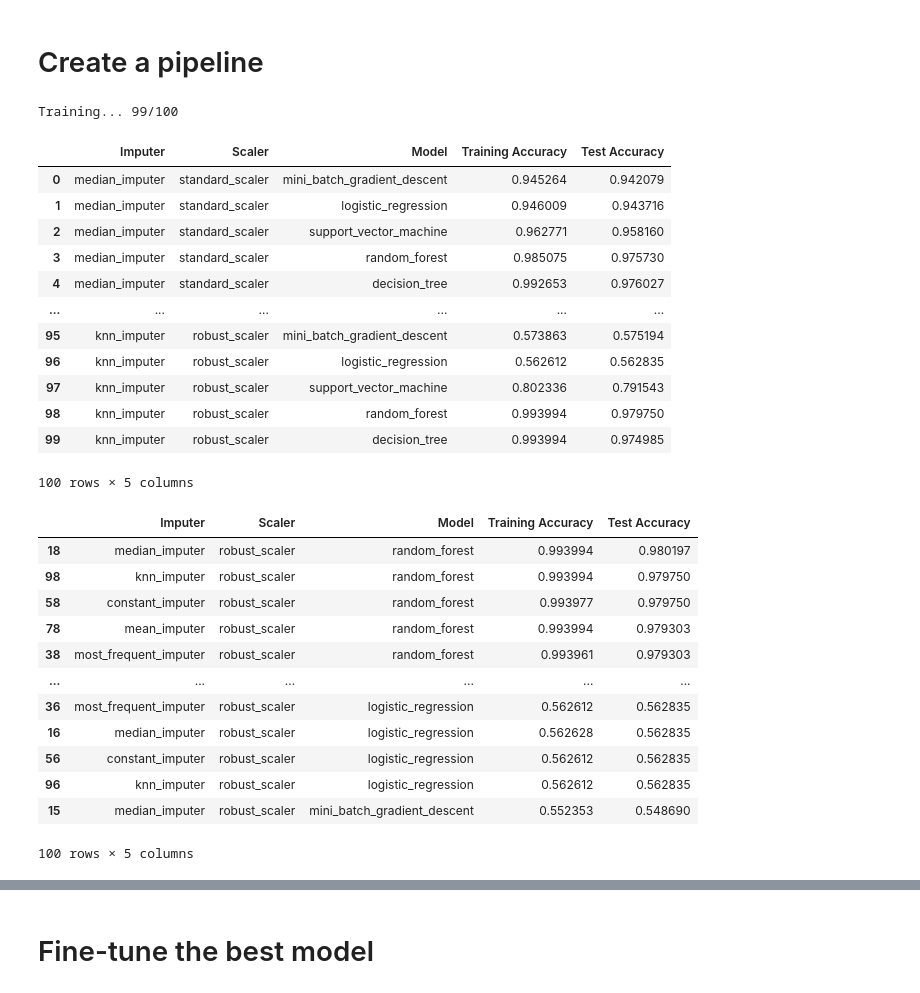
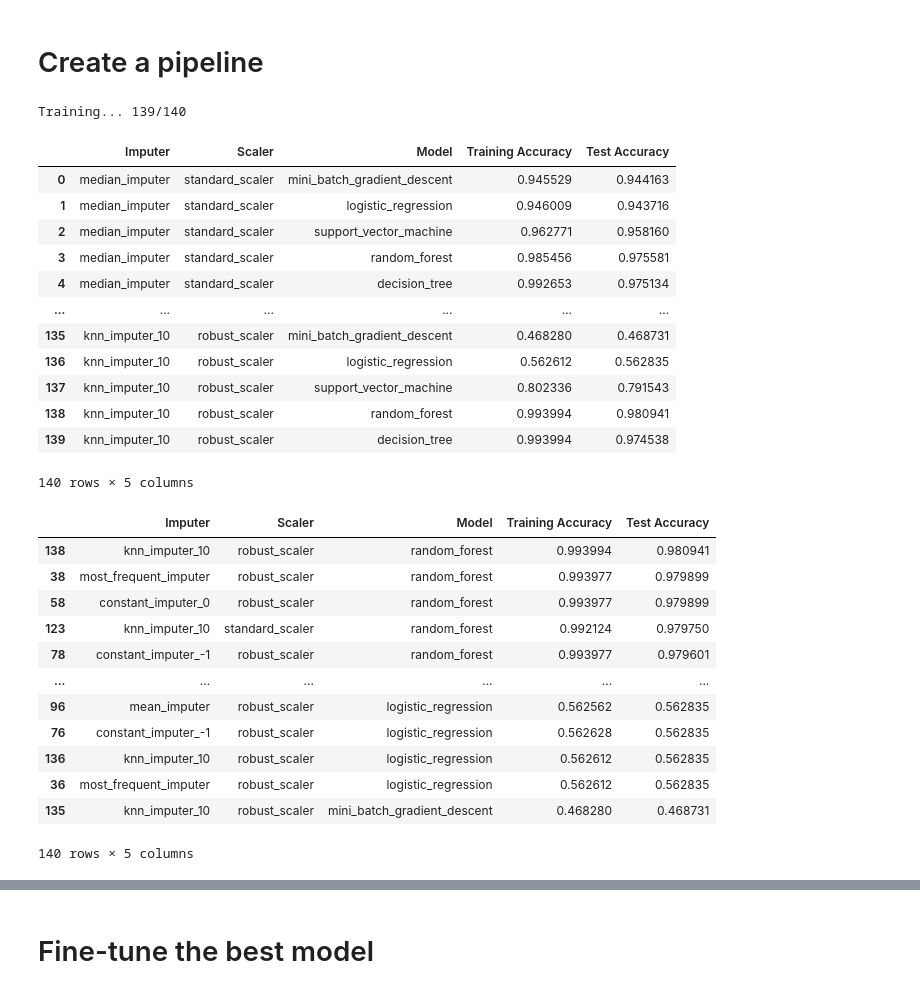
Before and after one commit to lypsoty112/Machine-Learning-Project, a Jupyter notebook: training3.ipynb, the cells around one changed output, grey strips where cells are left out. Saved outputs shown, nothing was run; the diff lists cells and outputs as text; code cells hidden in the pictures.

```diff
--- a/training3.ipynb
+++ b/training3.ipynb
@@ -100,7 +100,7 @@ X_train.shape, X_test.shape, y_train.shape, y_test.shape
 
 from sklearn.pipeline import Pipeline
 from sklearn.preprocessing import StandardScaler, MinMaxScaler, MaxAbsScaler, RobustScaler
-from sklearn.impute import SimpleImputer, KNNImputer, MissingIndicator
+from sklearn.impute import SimpleImputer, MissingIndicator, KNNImputer
 from sklearn.linear_model import SGDClassifier, LogisticRegression
 from sklearn.svm import SVC
 from sklearn.ensemble import RandomForestClassifier
@@ -109,9 +109,11 @@ from sklearn.tree import DecisionTreeClassifier
 imputers = [
     ("median_imputer", SimpleImputer(strategy="median")),
     ("most_frequent_imputer", SimpleImputer(strategy="most_frequent")),
-    ("constant_imputer", SimpleImputer(strategy="constant", fill_value=0)),
+    ("constant_imputer_0", SimpleImputer(strategy="constant", fill_value=0)),
+    ("constant_imputer_-1", SimpleImputer(strategy="constant", fill_value=-1)),
     ("mean_imputer", SimpleImputer(strategy="mean")),
-    ("knn_imputer", KNNImputer(n_neighbors=5)),
+    ("knn_imputer_5", KNNImputer(n_neighbors=5)),
+    ("knn_imputer_10", KNNImputer(n_neighbors=10)),
 ]
 
 scalers = [
@@ -129,72 +131,68 @@ models = [
     ("decision_tree", DecisionTreeClassifier()),
 ]
 
 pipelineResults = []
 amount = len(imputers) * len(scalers) * len(models)
 
 for imputer in imputers:
+    X_train_imputed = imputer[1].fit_transform(X_train)
+    X_test_imputed = imputer[1].transform(X_test)
     for scaler in scalers:
+        X_train_scaled = scaler[1].fit_transform(X_train_imputed)
+        X_test_scaled = scaler[1].transform(X_test_imputed)
         for model in models:
 
             print(f"Training... {len(pipelineResults)}/{amount}" + " " * 20, end="\r")
-
-            # Create a pipeline
-            pipeline = Pipeline([
-                ("imputer", imputer[1]),
-                ("scaler", scaler[1]),
-                ("model", model[1])
-            ])
-
             # Fit the pipeline
-            pipeline.fit(X_train, y_train)
+            model[1].fit(X_train_scaled, y_train)
 
             # Get the training and test accuracy
-            train_acc = pipeline.score(X_train, y_train)
-            test_acc = pipeline.score(X_test, y_test)
+            train_acc = model[1].score(X_train_scaled, y_train)
+            test_acc = model[1].score(X_test_scaled, y_test)
 
             # Add the results to the dataframe
             pipelineResults.append(
                 {
                     "Imputer": imputer[0],
                     "Scaler": scaler[0],
                     "Model": model[0],
                     "Training Accuracy": train_acc,
                     "Test Accuracy": test_acc
                 }
             )
 
 pipelineResults = pd.DataFrame(pipelineResults)
 pipelineResults
 # %% [output]
-Training... 99/100
+Training... 139/140
 |  | Imputer | Scaler | Model | Training Accuracy | Test Accuracy |
-| 0 | median_imputer | standard_scaler | mini_batch_gradient_descent | 0.945264 | 0.942079 |
+| 0 | median_imputer | standard_scaler | mini_batch_gradient_descent | 0.945529 | 0.944163 |
 | 1 | median_imputer | standard_scaler | logistic_regression | 0.946009 | 0.943716 |
 | 2 | median_imputer | standard_scaler | support_vector_machine | 0.962771 | 0.958160 |
-| 3 | median_imputer | standard_scaler | random_forest | 0.985075 | 0.975730 |
-| 4 | median_imputer | standard_scaler | decision_tree | 0.992653 | 0.976027 |
+| 3 | median_imputer | standard_scaler | random_forest | 0.985456 | 0.975581 |
+| 4 | median_imputer | standard_scaler | decision_tree | 0.992653 | 0.975134 |
 | ... | ... | ... | ... | ... | ... |
-| 95 | knn_imputer | robust_scaler | mini_batch_gradient_descent | 0.573863 | 0.575194 |
-| 96 | knn_imputer | robust_scaler | logistic_regression | 0.562612 | 0.562835 |
-| 97 | knn_imputer | robust_scaler | support_vector_machine | 0.802336 | 0.791543 |
-| 98 | knn_imputer | robust_scaler | random_forest | 0.993994 | 0.979750 |
-| 99 | knn_imputer | robust_scaler | decision_tree | 0.993994 | 0.974985 |
+| 135 | knn_imputer_10 | robust_scaler | mini_batch_gradient_descent | 0.468280 | 0.468731 |
+| 136 | knn_imputer_10 | robust_scaler | logistic_regression | 0.562612 | 0.562835 |
+| 137 | knn_imputer_10 | robust_scaler | support_vector_machine | 0.802336 | 0.791543 |
+| 138 | knn_imputer_10 | robust_scaler | random_forest | 0.993994 | 0.980941 |
+| 139 | knn_imputer_10 | robust_scaler | decision_tree | 0.993994 | 0.974538 |
-100 rows × 5 columns
+140 rows × 5 columns
 # %%
 pipelineResults.sort_values(by="Test Accuracy", ascending=False, inplace=True)
 pipelineResults
 # %% [output]
 |  | Imputer | Scaler | Model | Training Accuracy | Test Accuracy |
-| 18 | median_imputer | robust_scaler | random_forest | 0.993994 | 0.980197 |
-| 98 | knn_imputer | robust_scaler | random_forest | 0.993994 | 0.979750 |
-| 58 | constant_imputer | robust_scaler | random_forest | 0.993977 | 0.979750 |
-| 78 | mean_imputer | robust_scaler | random_forest | 0.993994 | 0.979303 |
-| 38 | most_frequent_imputer | robust_scaler | random_forest | 0.993961 | 0.979303 |
+| 138 | knn_imputer_10 | robust_scaler | random_forest | 0.993994 | 0.980941 |
+| 38 | most_frequent_imputer | robust_scaler | random_forest | 0.993977 | 0.979899 |
+| 58 | constant_imputer_0 | robust_scaler | random_forest | 0.993977 | 0.979899 |
+| 123 | knn_imputer_10 | standard_scaler | random_forest | 0.992124 | 0.979750 |
+| 78 | constant_imputer_-1 | robust_scaler | random_forest | 0.993977 | 0.979601 |
 | ... | ... | ... | ... | ... | ... |
+| 96 | mean_imputer | robust_scaler | logistic_regression | 0.562562 | 0.562835 |
+| 76 | constant_imputer_-1 | robust_scaler | logistic_regression | 0.562628 | 0.562835 |
+| 136 | knn_imputer_10 | robust_scaler | logistic_regression | 0.562612 | 0.562835 |
 | 36 | most_frequent_imputer | robust_scaler | logistic_regression | 0.562612 | 0.562835 |
-| 16 | median_imputer | robust_scaler | logistic_regression | 0.562628 | 0.562835 |
-| 56 | constant_imputer | robust_scaler | logistic_regression | 0.562612 | 0.562835 |
-| 96 | knn_imputer | robust_scaler | logistic_regression | 0.562612 | 0.562835 |
-| 15 | median_imputer | robust_scaler | mini_batch_gradient_descent | 0.552353 | 0.548690 |
+| 135 | knn_imputer_10 | robust_scaler | mini_batch_gradient_descent | 0.468280 | 0.468731 |
-100 rows × 5 columns
+140 rows × 5 columns
 # %%
```
Also changed, not shown: parts of 4 cells of this notebook, 1 other file.
